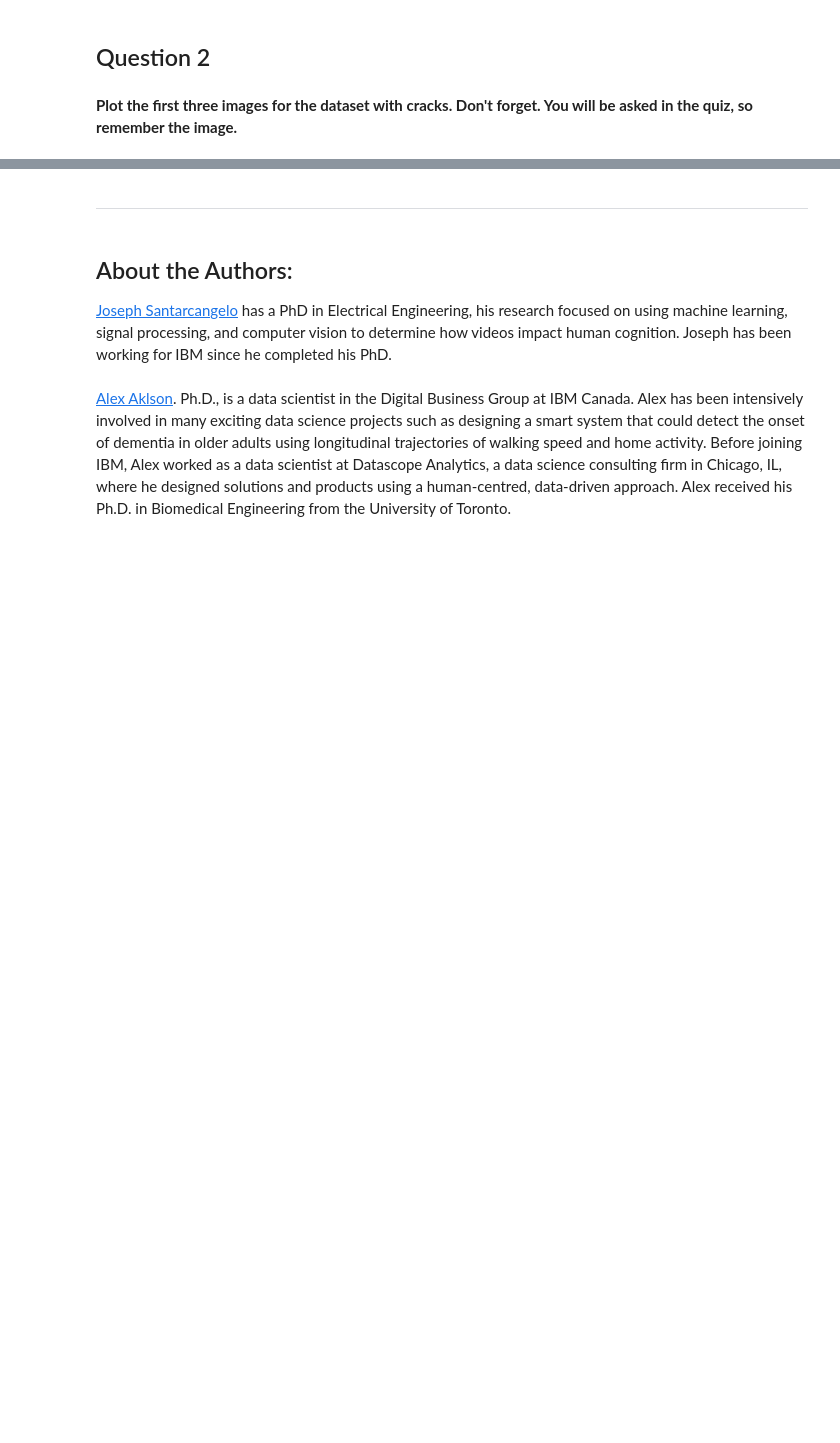
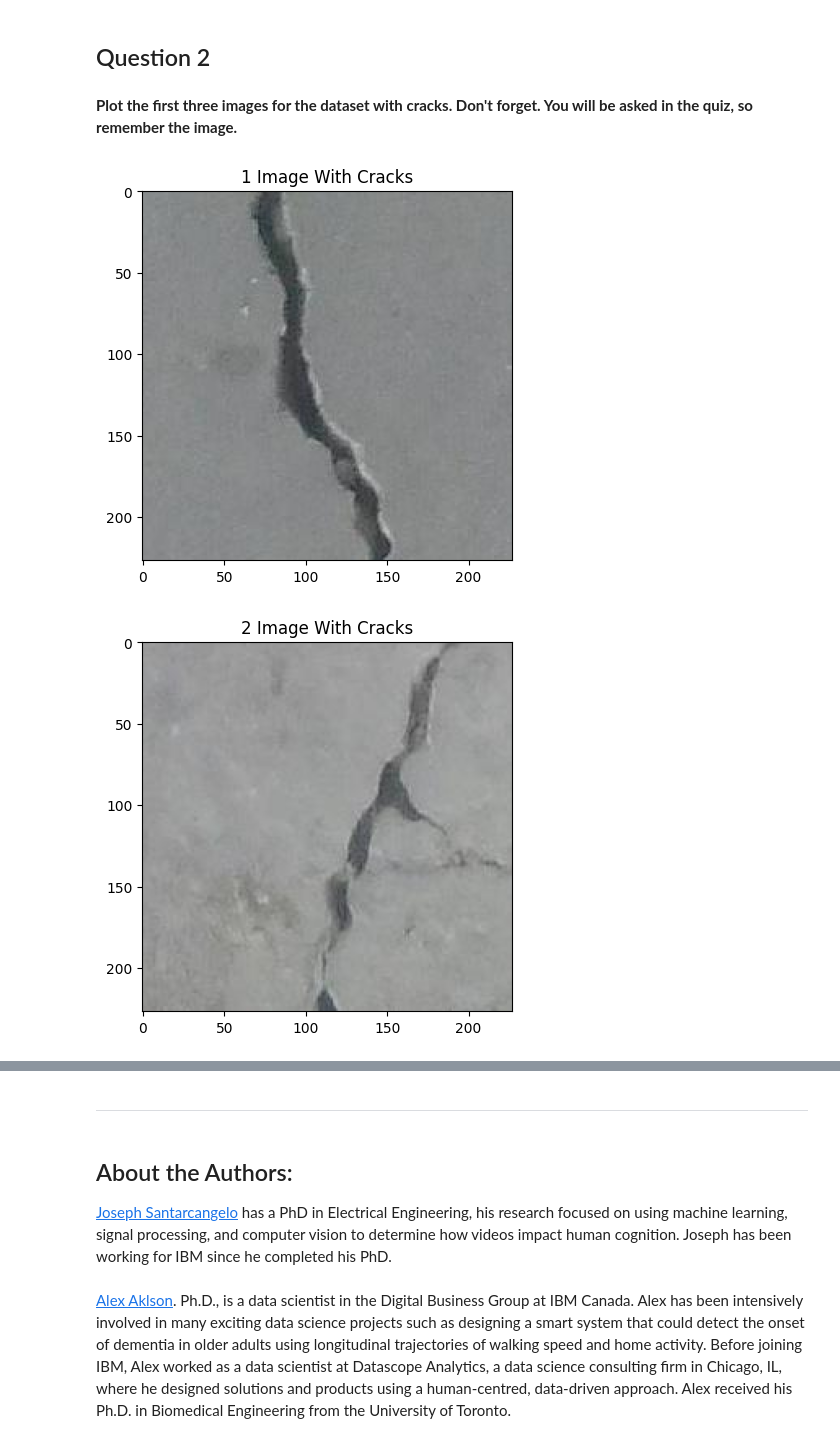
Before and after one commit to mohdvasm/IBM-AI-Engineering, a Jupyter notebook: 06. AI Capstone Project With DL/Labs/1.0_load_and_display_data.ipynb, the cells around one changed output, grey strips where cells are left out. Saved outputs shown, nothing was run; the diff lists cells and outputs as text; code cells hidden in the pictures; blank space fills up the shorter version.

```diff
--- a/06. AI Capstone Project With DL/Labs/1.0_load_and_display_data.ipynb
+++ b/06. AI Capstone Project With DL/Labs/1.0_load_and_display_data.ipynb
@@ -147,3 +151,12 @@ plt.show()
 <h2 id="Question_2">Question 2</h2>
 # %% [markdown]
 <b>Plot the first three images for the dataset with cracks. Don't forget. You will be asked in the quiz, so remember the image. </b>
+# %%
+for i in range(3):
+    image = Image.open(positive_files[i])
+    plt.imshow(image)
+    plt.title(str(i+1) + " Image With Cracks")
+    plt.show()
+# %% [output]
+[figure, added]
+[figure, added]
```
Also changed, not shown: parts of 3 cells of this notebook, 5 other files.
